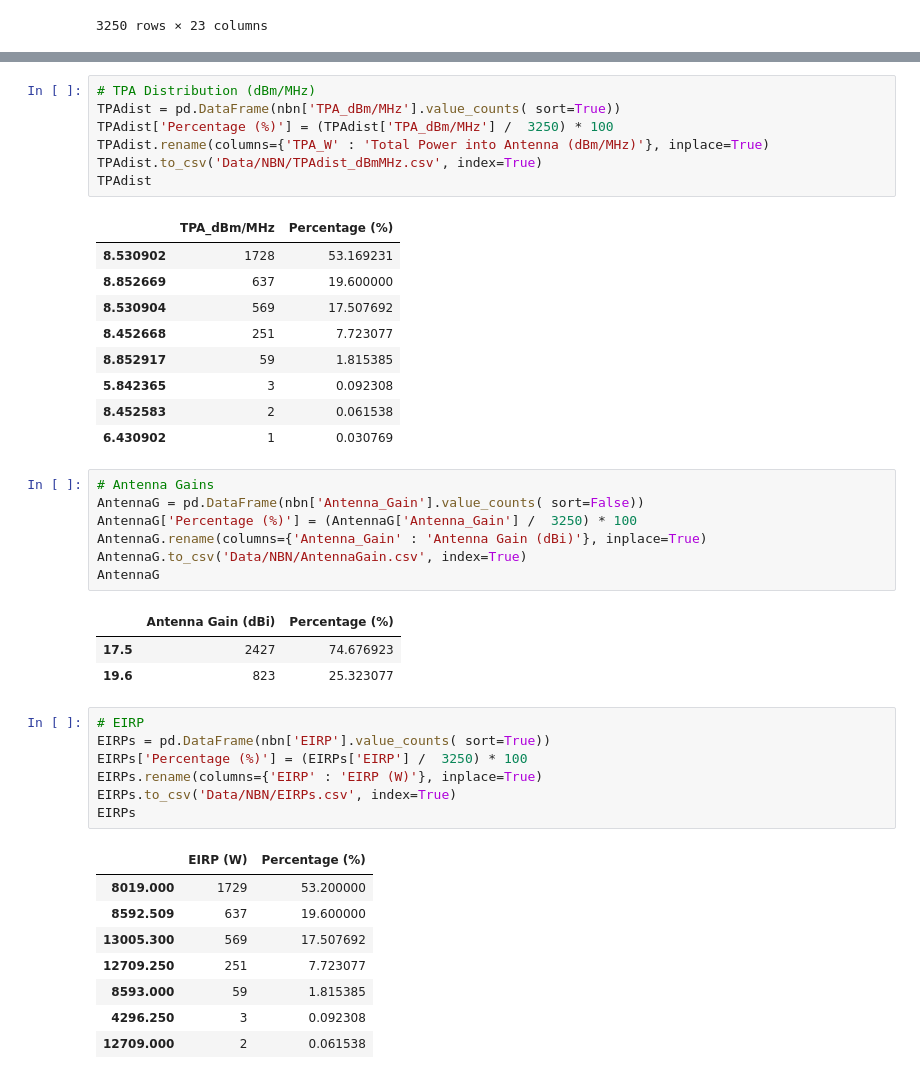
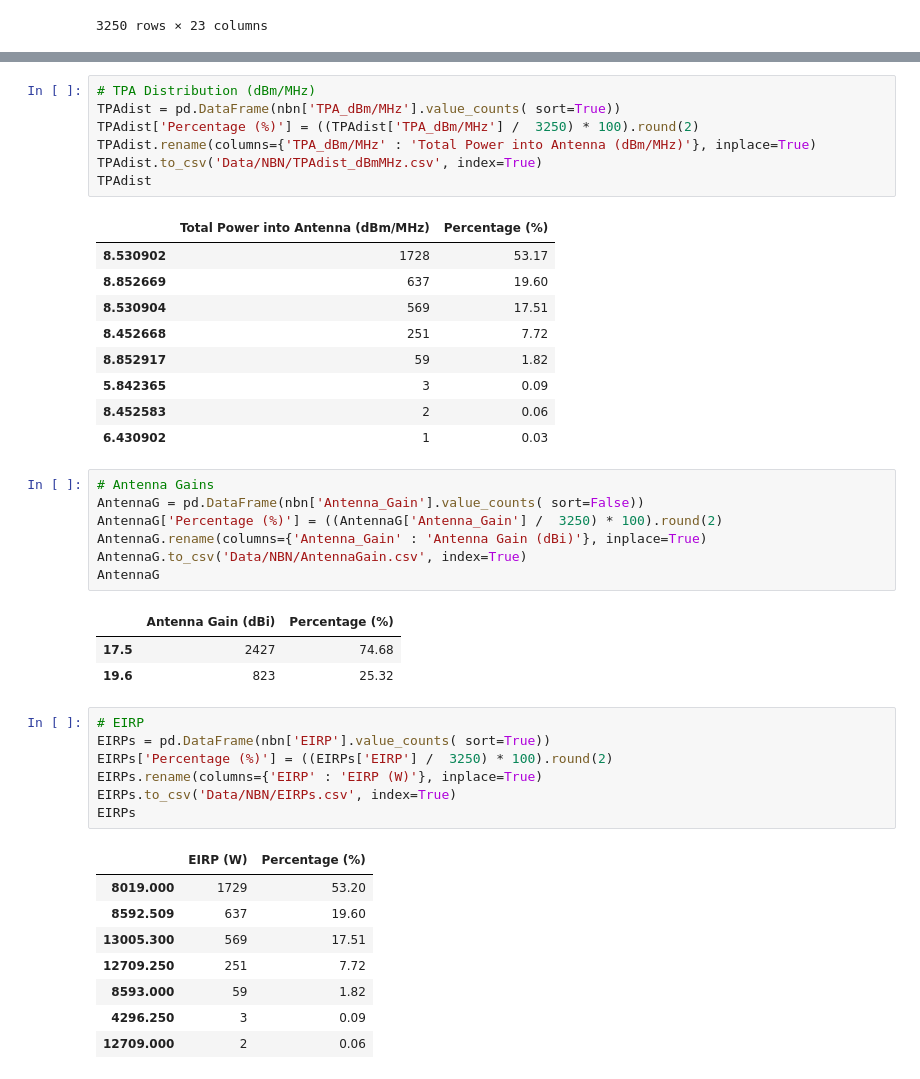
Before and after one commit to navnith-reddy/RAdata, a Jupyter notebook: NBNDataProcessing.ipynb, the cells around one changed output, grey strips where cells are left out. Drawn from its saved outputs; the diff is of its cells as text.

```diff
--- a/NBNDataProcessing.ipynb
+++ b/NBNDataProcessing.ipynb
@@ -166,47 +170,47 @@ tpa
 # %%
 # TPA Distribution (dBm/MHz)
 TPAdist = pd.DataFrame(nbn['TPA_dBm/MHz'].value_counts( sort=True))
-TPAdist['Percentage (%)'] = (TPAdist['TPA_dBm/MHz'] /  3250) * 100
-TPAdist.rename(columns={'TPA_W' : 'Total Power into Antenna (dBm/MHz)'}, inplace=True)
+TPAdist['Percentage (%)'] = ((TPAdist['TPA_dBm/MHz'] /  3250) * 100).round(2)
+TPAdist.rename(columns={'TPA_dBm/MHz' : 'Total Power into Antenna (dBm/MHz)'}, inplace=True)
 TPAdist.to_csv('Data/NBN/TPAdist_dBmMHz.csv', index=True)
 TPAdist
 # %% [output]
-|  | TPA_dBm/MHz | Percentage (%) |
-| 8.530902 | 1728 | 53.169231 |
-| 8.852669 | 637 | 19.600000 |
-| 8.530904 | 569 | 17.507692 |
-| 8.452668 | 251 | 7.723077 |
-| 8.852917 | 59 | 1.815385 |
-| 5.842365 | 3 | 0.092308 |
-| 8.452583 | 2 | 0.061538 |
-| 6.430902 | 1 | 0.030769 |
+|  | Total Power into Antenna (dBm/MHz) | Percentage (%) |
+| 8.530902 | 1728 | 53.17 |
+| 8.852669 | 637 | 19.60 |
+| 8.530904 | 569 | 17.51 |
+| 8.452668 | 251 | 7.72 |
+| 8.852917 | 59 | 1.82 |
+| 5.842365 | 3 | 0.09 |
+| 8.452583 | 2 | 0.06 |
+| 6.430902 | 1 | 0.03 |
 # %%
 # Antenna Gains
 AntennaG = pd.DataFrame(nbn['Antenna_Gain'].value_counts( sort=False))
-AntennaG['Percentage (%)'] = (AntennaG['Antenna_Gain'] /  3250) * 100
+AntennaG['Percentage (%)'] = ((AntennaG['Antenna_Gain'] /  3250) * 100).round(2)
 AntennaG.rename(columns={'Antenna_Gain' : 'Antenna Gain (dBi)'}, inplace=True)
 AntennaG.to_csv('Data/NBN/AntennaGain.csv', index=True)
 AntennaG
 # %% [output]
 |  | Antenna Gain (dBi) | Percentage (%) |
-| 17.5 | 2427 | 74.676923 |
-| 19.6 | 823 | 25.323077 |
+| 17.5 | 2427 | 74.68 |
+| 19.6 | 823 | 25.32 |
 # %%
 # EIRP
 EIRPs = pd.DataFrame(nbn['EIRP'].value_counts( sort=True))
-EIRPs['Percentage (%)'] = (EIRPs['EIRP'] /  3250) * 100
+EIRPs['Percentage (%)'] = ((EIRPs['EIRP'] /  3250) * 100).round(2)
 EIRPs.rename(columns={'EIRP' : 'EIRP (W)'}, inplace=True)
 EIRPs.to_csv('Data/NBN/EIRPs.csv', index=True)
 EIRPs
 # %% [output]
 |  | EIRP (W) | Percentage (%) |
-| 8019.000 | 1729 | 53.200000 |
-| 8592.509 | 637 | 19.600000 |
-| 13005.300 | 569 | 17.507692 |
-| 12709.250 | 251 | 7.723077 |
-| 8593.000 | 59 | 1.815385 |
-| 4296.250 | 3 | 0.092308 |
-| 12709.000 | 2 | 0.061538 |
+| 8019.000 | 1729 | 53.20 |
+| 8592.509 | 637 | 19.60 |
+| 13005.300 | 569 | 17.51 |
+| 12709.250 | 251 | 7.72 |
+| 8593.000 | 59 | 1.82 |
+| 4296.250 | 3 | 0.09 |
+| 12709.000 | 2 | 0.06 |
 # %%
 # EIRP dBm
 EIRPs_dBm = pd.DataFrame(nbn['EIRP_dBm'].value_counts( sort=True))
```
Also changed, not shown: parts of 8 cells of this notebook, 12 other files.
